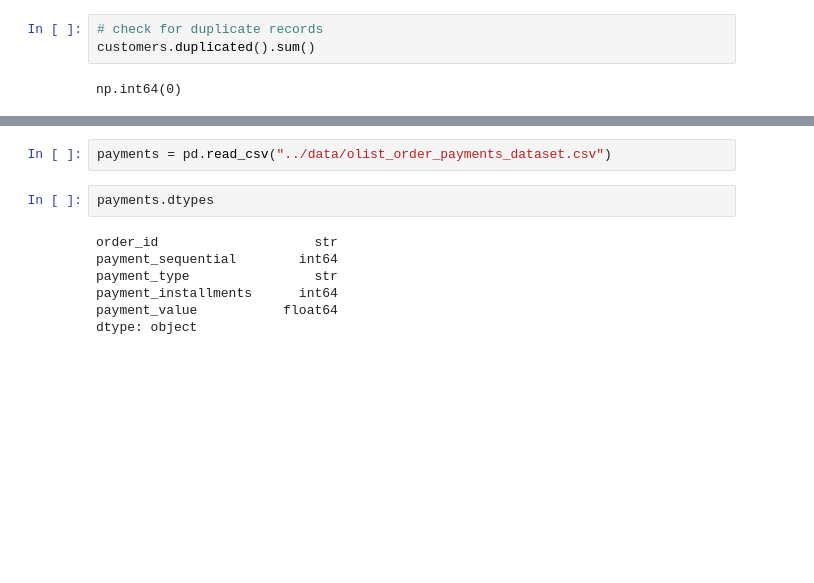
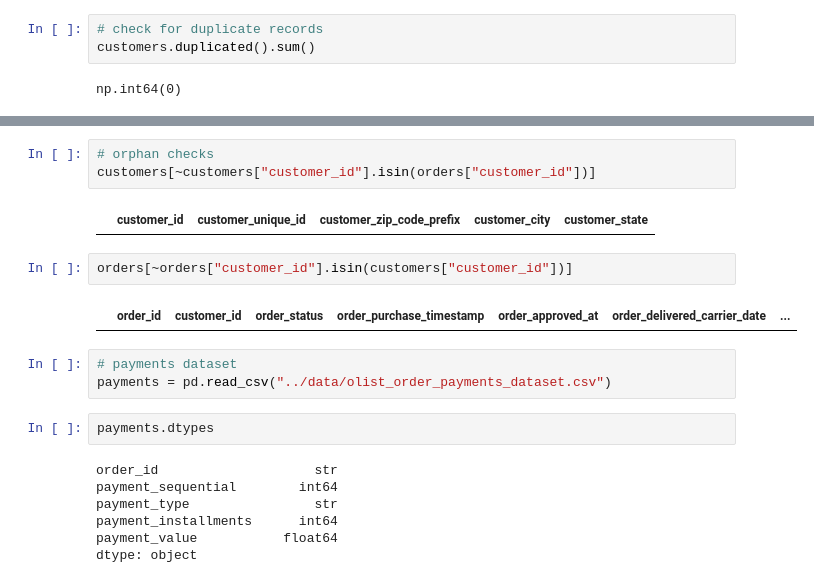
Before and after one commit to jitendr-singh/olist-ecommerce-analysis, a Jupyter notebook: notebooks/Data_inspection.ipynb, the cells around one changed output, grey strips where cells are left out. Cells and saved outputs as stored; diff of their text form; blank space fills up the shorter version.

```diff
--- a/notebooks/Data_inspection.ipynb
+++ b/notebooks/Data_inspection.ipynb
@@ -183,4 +216,14 @@ np.int64(0)
+# %%
+# orphan checks
+customers[~customers["customer_id"].isin(orders["customer_id"])]
+# %% [output]
+|  | customer_id | customer_unique_id | customer_zip_code_prefix | customer_city | customer_state |
+# %%
+orders[~orders["customer_id"].isin(customers["customer_id"])]
+# %% [output]
+|  | order_id | customer_id | order_status | order_purchase_timestamp | order_approved_at | order_delivered_carrier_date | ... |
 # %%
+# payments dataset
 payments = pd.read_csv("../data/olist_order_payments_dataset.csv")
 # %%
 payments.dtypes
```
Also changed, not shown: parts of 15 cells of this notebook, 2 other files.
